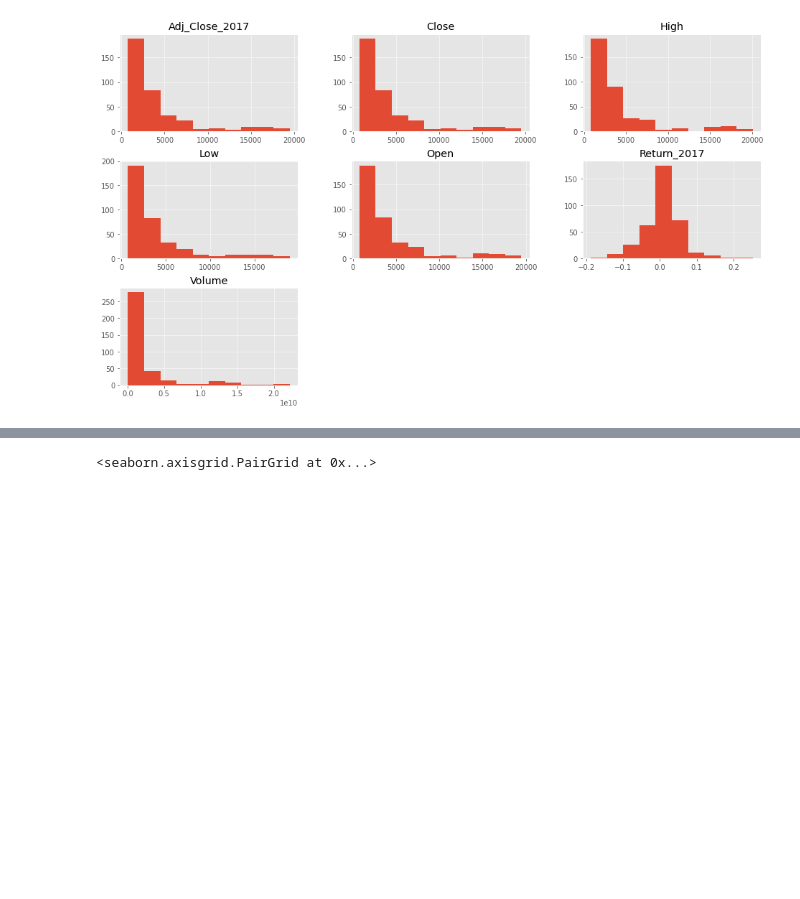
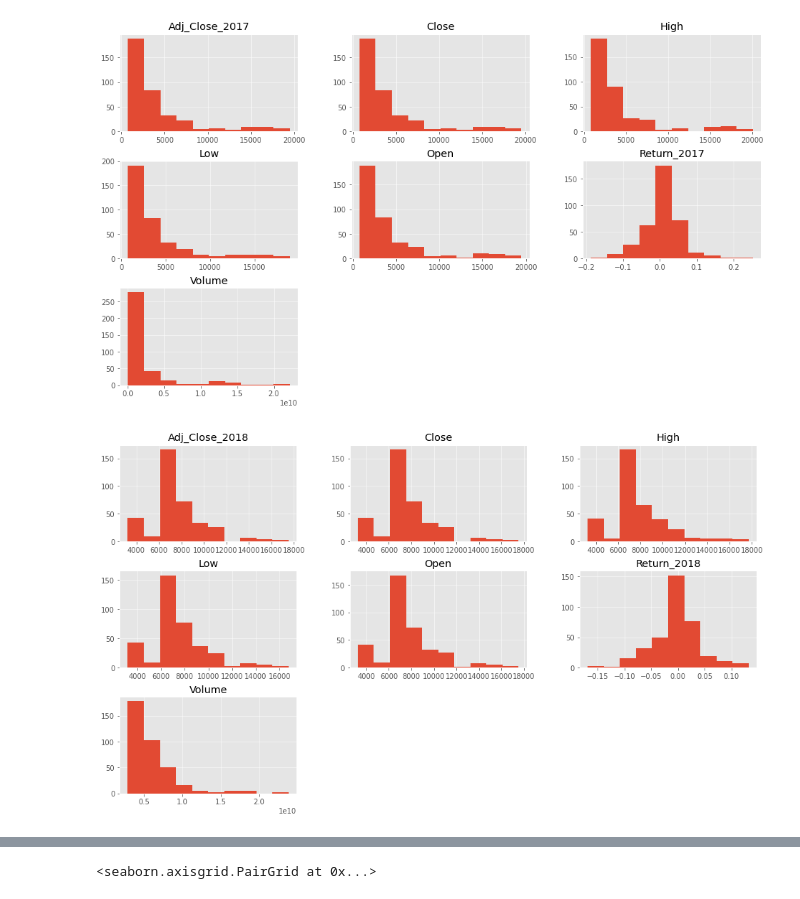
Before and after one commit to cristiandarioortegayubro/Google-Colaboratory-en-Ciencias-Economicas, a Jupyter notebook: Analisis_exploratorio_de_datos.ipynb, the cells around one changed output, grey strips where cells are left out. Saved outputs shown, nothing was run; the diff lists cells and outputs as text; code cells hidden in the pictures; blank space fills up the shorter version.

```diff
--- a/Analisis_exploratorio_de_datos.ipynb
+++ b/Analisis_exploratorio_de_datos.ipynb
@@ -1073,3 +1136,8 @@ BITCOIN2017.drop(['Day'],1).hist()
 plot.show()
 # %% [output]
 [figure]
+# %%
+BITCOIN2018.drop(['Day'],1).hist()
+plot.show()
+# %% [output]
+[figure, added]
```
Also changed, not shown: parts of 36 cells of this notebook.
